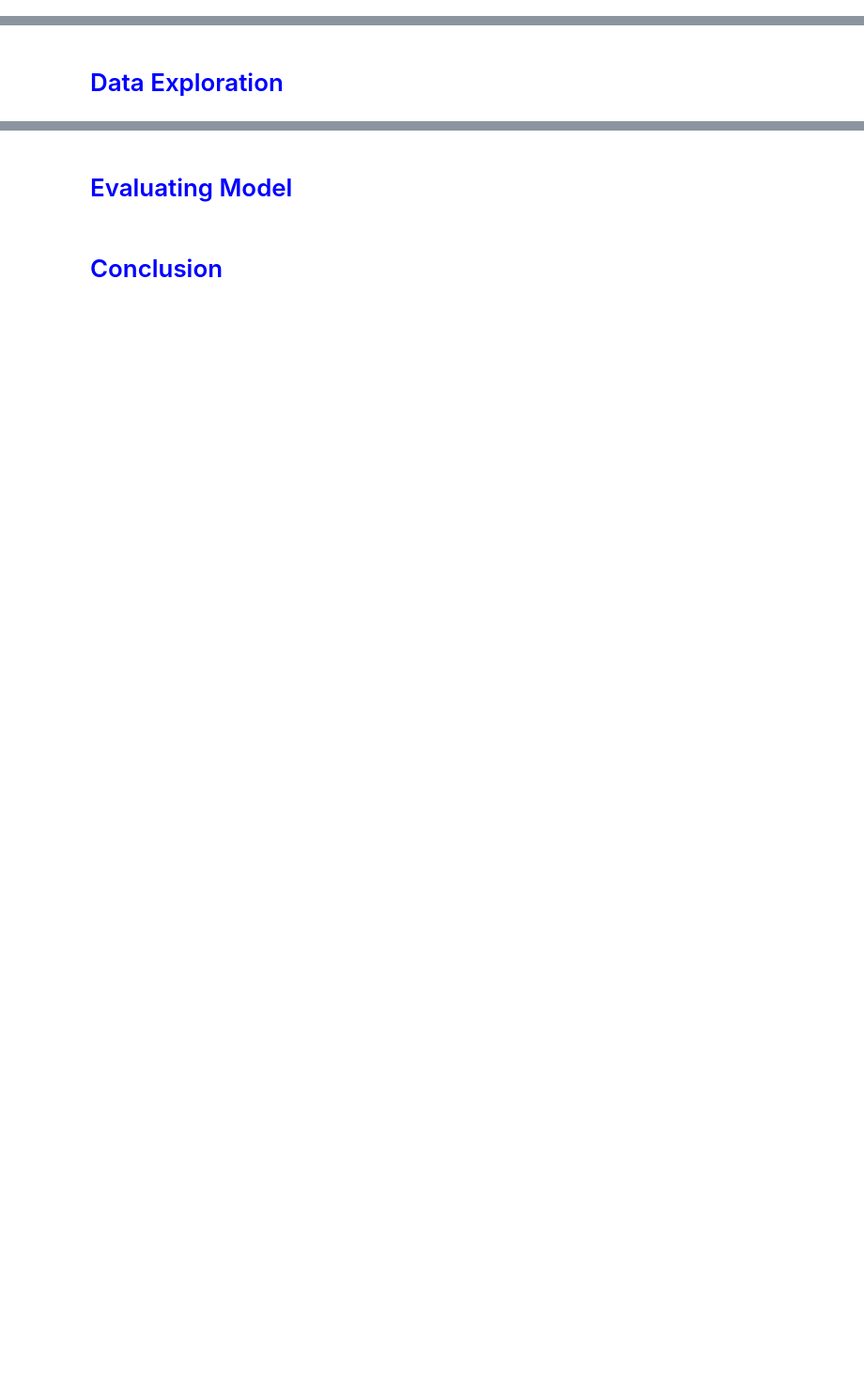
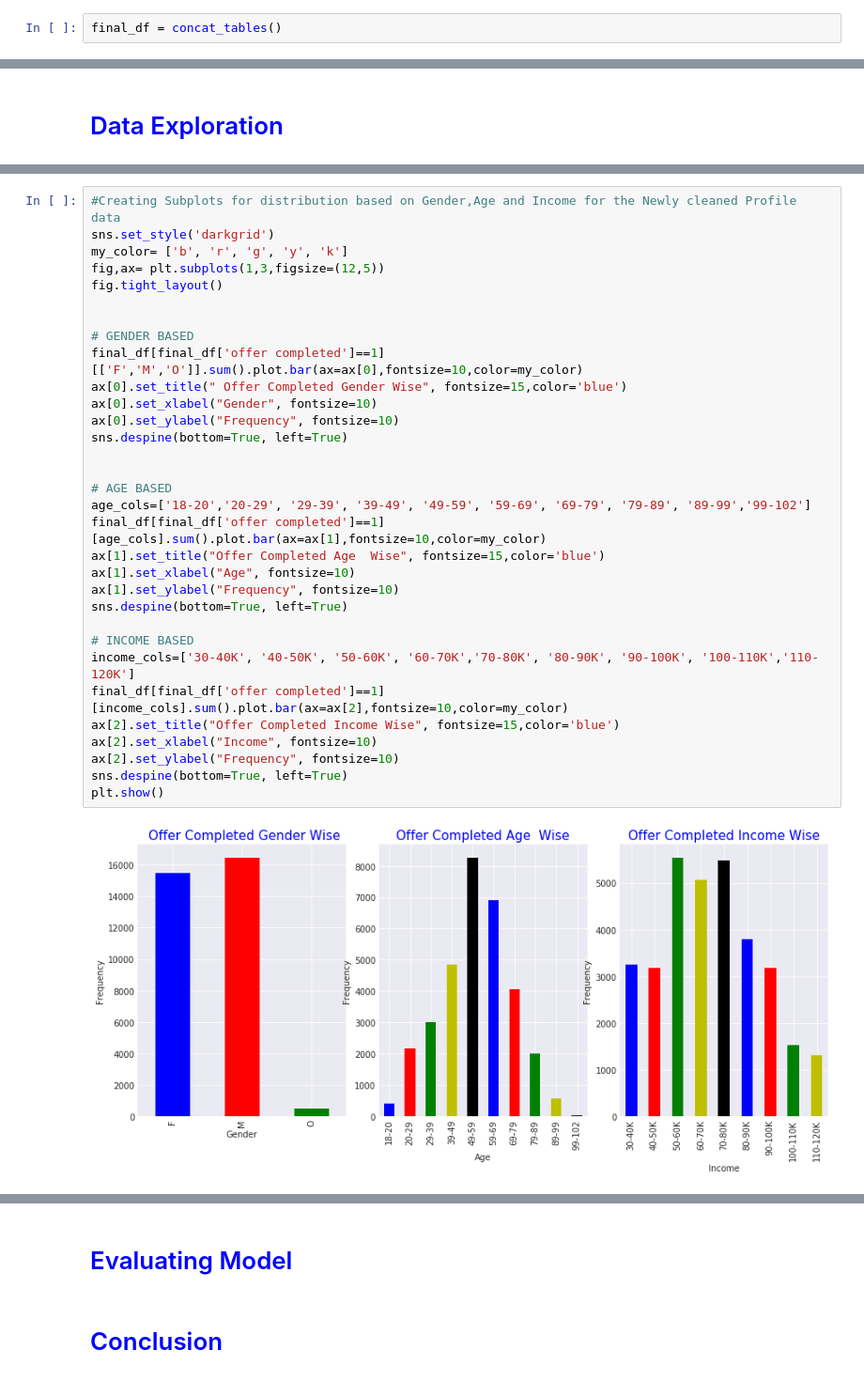
Before and after one commit to powerpratik/Starbucks-Capstone-Project, a Jupyter notebook: starbucks_capstone_notebook.ipynb, the cells around one changed output, grey strips where cells are left out. Shown: that part at 94% size. Cells and saved outputs as stored; diff of their text form; blank space fills up the shorter version.

Commit message:
Data exploration and  Visualization.

```diff
--- a/starbucks_capstone_notebook.ipynb
+++ b/starbucks_capstone_notebook.ipynb
@@ -503,0 +538,2 @@ cleaned_transcript[cleaned_transcript['offer completed']==1].shape
+# %%
+final_df = concat_tables()
@@ -506,0 +618,34 @@ cleaned_transcript[cleaned_transcript['offer completed']==1].shape
+# %%
+#Creating Subplots for distribution based on Gender,Age and Income for the Newly cleaned Profile data
+sns.set_style('darkgrid')
+my_color= ['b', 'r', 'g', 'y', 'k']
+fig,ax= plt.subplots(1,3,figsize=(12,5))
+fig.tight_layout()
+
+
+# GENDER BASED
+final_df[final_df['offer completed']==1][['F','M','O']].sum().plot.bar(ax=ax[0],fontsize=10,color=my_color)
+ax[0].set_title(" Offer Completed Gender Wise", fontsize=15,color='blue')
+ax[0].set_xlabel("Gender", fontsize=10)
+ax[0].set_ylabel("Frequency", fontsize=10)
+sns.despine(bottom=True, left=True)
+
+
+# AGE BASED
+age_cols=['18-20','20-29', '29-39', '39-49', '49-59', '59-69', '69-79', '79-89', '89-99','99-102']
+final_df[final_df['offer completed']==1][age_cols].sum().plot.bar(ax=ax[1],fontsize=10,color=my_color)
+ax[1].set_title("Offer Completed Age  Wise", fontsize=15,color='blue')
+ax[1].set_xlabel("Age", fontsize=10)
+ax[1].set_ylabel("Frequency", fontsize=10)
+sns.despine(bottom=True, left=True)
+
+# INCOME BASED
+income_cols=['30-40K', '40-50K', '50-60K', '60-70K','70-80K', '80-90K', '90-100K', '100-110K','110-120K']
+final_df[final_df['offer completed']==1][income_cols].sum().plot.bar(ax=ax[2],fontsize=10,color=my_color)
+ax[2].set_title("Offer Completed Income Wise", fontsize=15,color='blue')
+ax[2].set_xlabel("Income", fontsize=10)
+ax[2].set_ylabel("Frequency", fontsize=10)
+sns.despine(bottom=True, left=True)
+plt.show()
+# %% [output]
+[figure, added]
```
Also changed, not shown: parts of 27 cells of this notebook.
